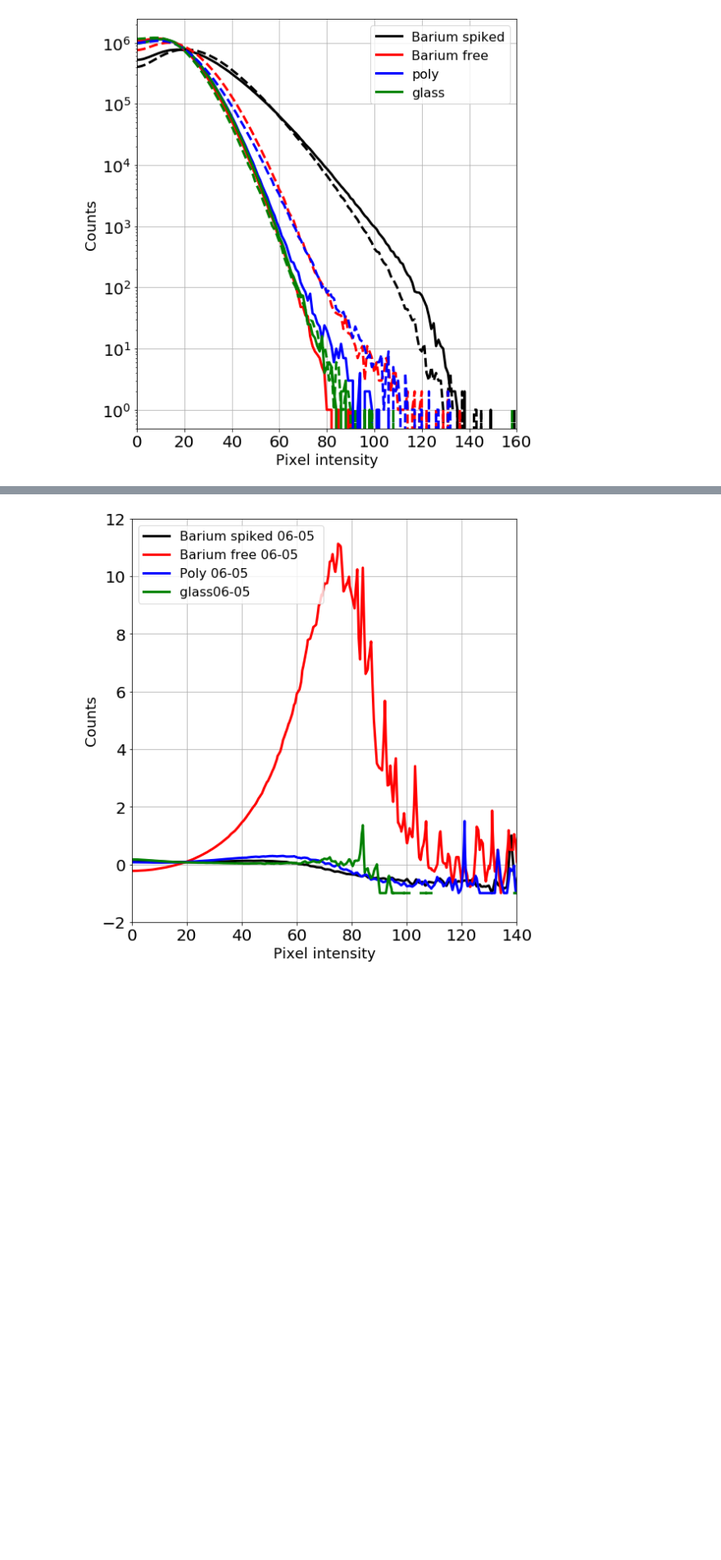
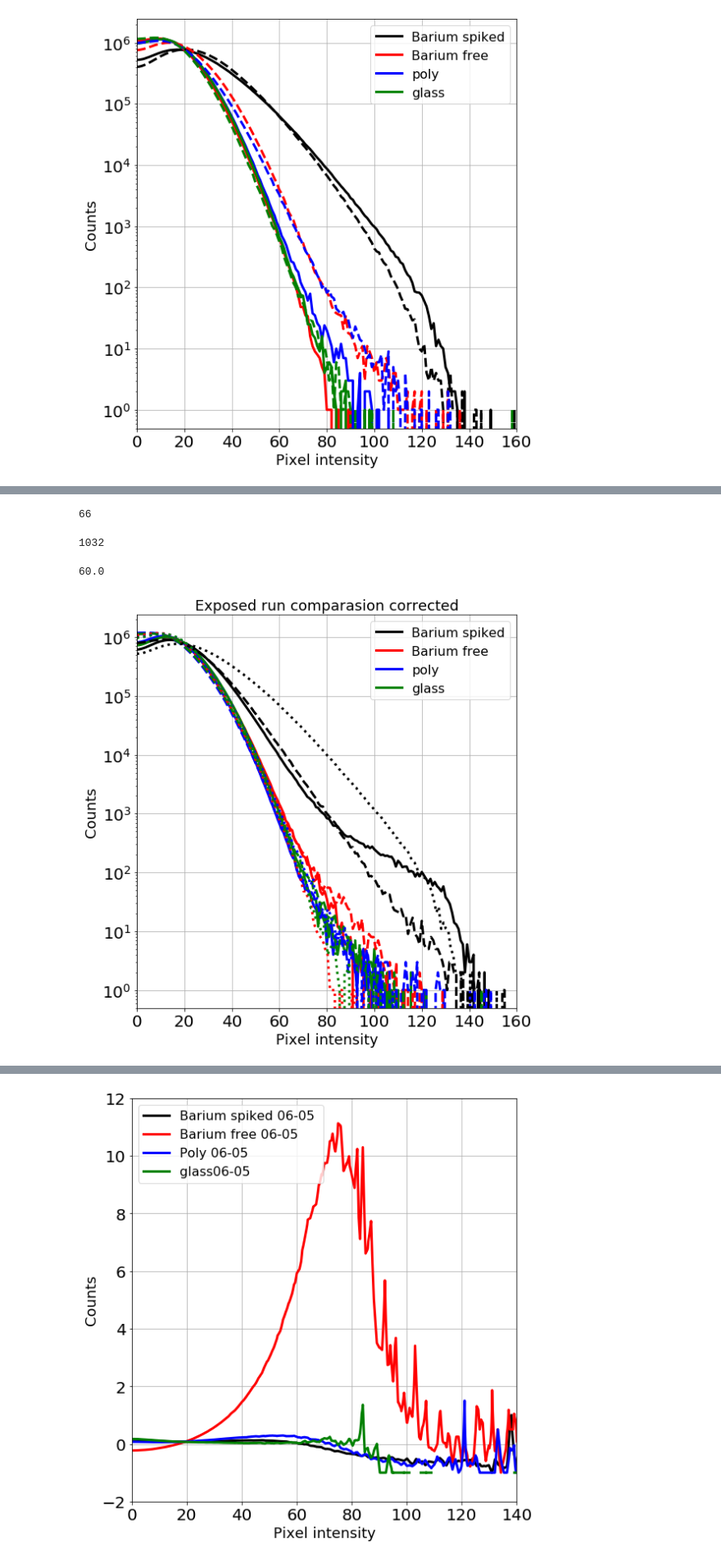
Before and after one commit to AustinMcDonald/slide-comp, a Jupyter notebook: Monos-hists-V5.ipynb, the cells around one changed output, grey strips where cells are left out. Shown at 82% size. Saved outputs shown, nothing was run; the diff lists cells and outputs as text; code cells hidden in the pictures; blank space fills up the shorter version.

```diff
--- a/Monos-hists-V5.ipynb
+++ b/Monos-hists-V5.ipynb
@@ -185,0 +198,14 @@ plt.show()
+# %%
+def find_nearest(a, a0):
+    "Element in nd array `a` closest to the scalar value `a0`"
+    idx = np.abs(a - a0).argmin()
+    return a.flat[idx]
+# %%
+fnd = find_nearest(glaE, 1000)
+np.where(glaE == fnd)[0][0]
+# %% [output]
+66
+# %%
+glaE[66]
+# %% [output]
+1032
@@ -185,0 +215,46 @@ plt.show()
+# %%
+bincenters[66]*fct
+# %% [output]
+60.0
+# %%
+
+## shiffting for the glass systematic
+plt.figure(figsize=(8,8))
+plt.title("Exposed run comparasion corrected", fontsize=18)
+
+fnd = find_nearest(glaE, 1000)
+fct = 60/(np.where(glaE == fnd)[0][0])
+plt.plot(bincenters*fct,ybaE ,color='k',label="Barium spiked",lw=3)
+plt.plot(bincenters*fct,nbaE ,color='r',label="Barium free",lw=3)
+plt.plot(bincenters*fct,polE ,color='b',label="poly",lw=3)
+#f1 = interpolate.interp1d(bincenters, glaE)
+plt.plot(bincenters*fct,glaE ,color='g',label="glass",lw=3)
+
+fnd = find_nearest(glaE6, 1000)
+fct = 60/(np.where(glaE6 == fnd)[0][0])
+plt.plot(bincenters*fct,ybaE6 ,color='k',lw=3,linestyle='--')
+plt.plot(bincenters*fct,nbaE6 ,color='r',lw=3,linestyle='--')
+plt.plot(bincenters*fct,polE6 ,color='b',lw=3,linestyle='--')
+plt.plot(bincenters*fct,glaE6 ,color='g',lw=3,linestyle='--')
+
+fnd = find_nearest(glaE12, 1000)
+fct = 60/(np.where(glaE12 == fnd)[0][0])
+plt.plot(bincenters*fct,ybaE12 ,color='k',lw=3,linestyle=':')
+plt.plot(bincenters*fct,nbaE12 ,color='r',lw=3,linestyle=':')
+plt.plot(bincenters*fct,polE12 ,color='b',lw=3,linestyle=':')
+plt.plot(bincenters*fct,glaE12 ,color='g',lw=3,linestyle=':')
+
+plt.legend(loc='upper right',fontsize=16)
+plt.xlabel('Pixel intensity',fontsize = 18)
+plt.ylabel('Counts',fontsize = 18)
+plt.xticks(fontsize = 20)
+plt.yticks(fontsize = 20)
+plt.xlim(0,160)
+plt.semilogy()
+plt.grid(True)
+plt.tight_layout()
+
+#plt.savefig('bar10.png',dpi=400)
+plt.show()
+# %% [output]
+[figure, added]
```
Also changed, not shown: parts of 8 cells of this notebook, 1 other file.
